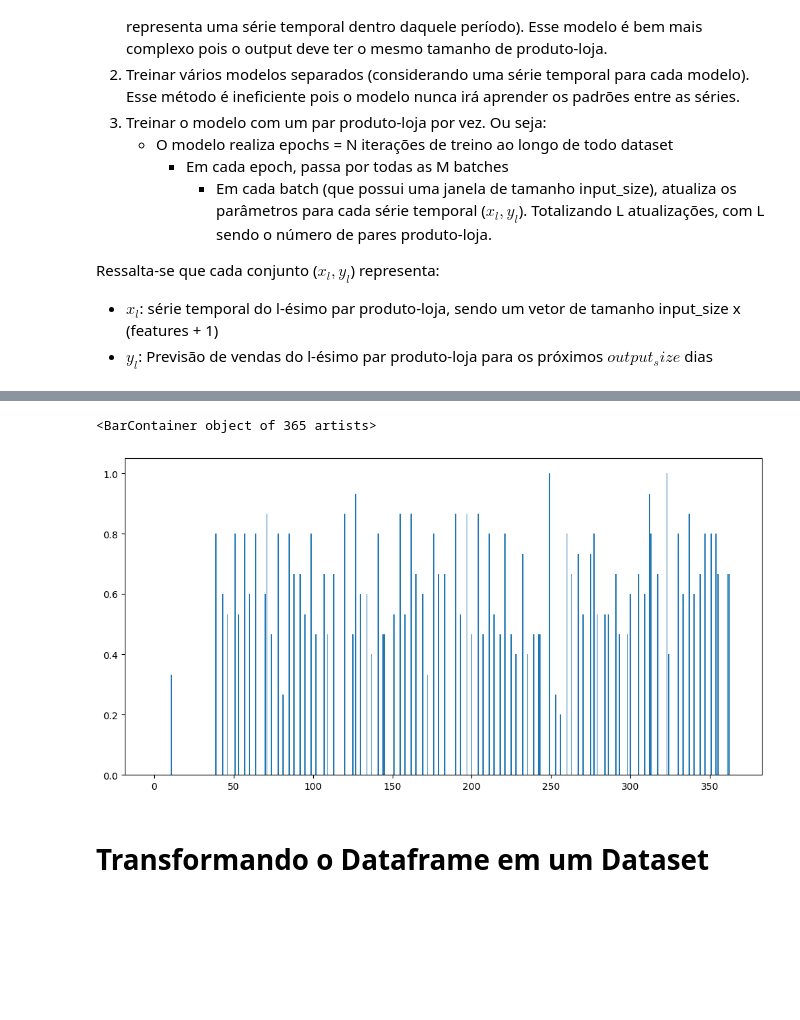
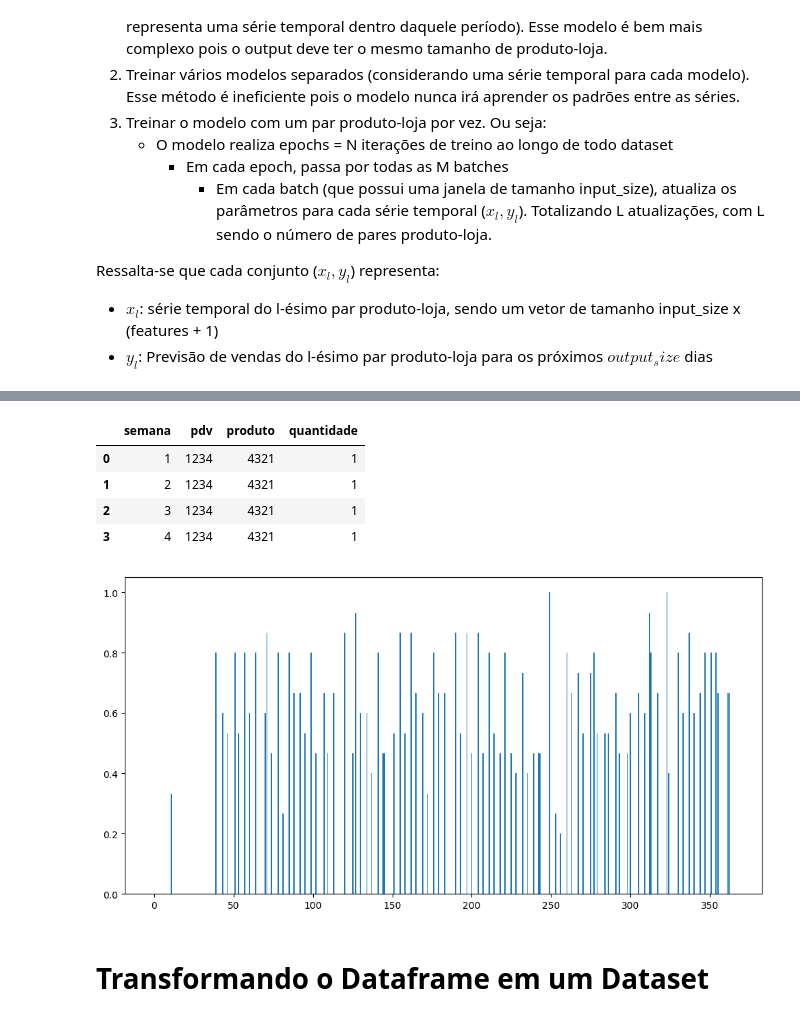
Before and after one commit to jvfd3/hackathon-big_data_tech, a Jupyter notebook: Files/Code/Testing_RAB_Real_Data.ipynb, the cells around one changed output, grey strips where cells are left out. Drawn from its saved outputs; the diff is of its cells as text; code cells hidden in the pictures; blank space fills up the shorter version.

Commit message:
Modularizing Testing TAB Real Data

```diff
--- a/Files/Code/Testing_RAB_Real_Data.ipynb
+++ b/Files/Code/Testing_RAB_Real_Data.ipynb
@@ -121,19 +219,29 @@ def get_predictions(sample, hyperparams):
+# %%
+""" Create Feature and Rescale """
+
+def create_feature_rescale(sampled): # Rescaling e sampling
+    sample = (sampled - np.min(sampled)) / (np.max(sampled) - np.min(sampled))
+
+    feature = [sampled[t] - sampled[t-1] for t in range(1, len(sampled))]
+    feature = (feature - np.min(feature)) / (np.max(feature) - np.min(feature))
+    return sample, feature
+# %%
+
+def get_predictions(clean_data, prediction_col, hyperparams):
+    sample = get_sample(clean_data, prediction_col)
+    sample, feature = create_feature_rescale(sample)
+    dataset_full, X, y = get_dataset(sample, feature, hyperparams)
+    X_train, y_train, X_test, y_test, num_features = get_train_validation(dataset_full, X, y, hyperparams)
+    model = traininig_func(X_train, y_train, num_features, hyperparams)
+    blind_prediction = get_blind_prediction(model, X_train, hyperparams)
+    return blind_prediction
 # %%
-hyperparams = {
-    'input_size': input_size,
-    'output_size': output_size,
-    'batch_size': batch_size,
-    'n_layers': n_layers,
-    'hidden_size': hidden_size,
-    'learning_rate': learning_rate,
-    'epochs': epochs,
-    'device': device,
-    'blind_horizon': blind_horizon,
-    'split': split,
-    'seed': seed
-}
+""" Modularizando o código de predição """
 
-#prediction,
-sample = get_sample(clean_data, 1)
-predicted_col = get_predictions(sample, hyperparams)
+prediction_col = ('1234', '4321')
+
+predictions = get_predictions(clean_data, prediction_col, HYPERPARAMS)
+
+final_df = forecast_to_output(predictions, prediction_col)  # Exemplo de uso
+final_df
 # %% [output]
@@ -141,13 +265,13 @@ NameError: name 'get_sample' is not defined
+|  | semana | pdv | produto | quantidade |
+| 0 | 1 | 1234 | 4321 | 1 |
+| 1 | 2 | 1234 | 4321 | 1 |
+| 2 | 3 | 1234 | 4321 | 1 |
+| 3 | 4 | 1234 | 4321 | 1 |
+[figure, added]
 # %%
-# Teste de uma série qualquer
-sum_df = clean_data.sum().sort_values(ascending=True)
-test_sample = clean_data[sum_df.index[-1]].values
+""" Sampling and plotting - OK"""
 
-plt.figure(figsize=(12, 6))
-plt.bar(range(len(clean_data)), test_sample)
+sample = get_sample(clean_data, prediction_col)
-# %% [output]
-<BarContainer object of 365 artists>
-[figure, removed]
 # %% [markdown]
 # Transformando o Dataframe em um Dataset
 # %%
```
Also changed, not shown: parts of 20 cells of this notebook, 1 other file.
